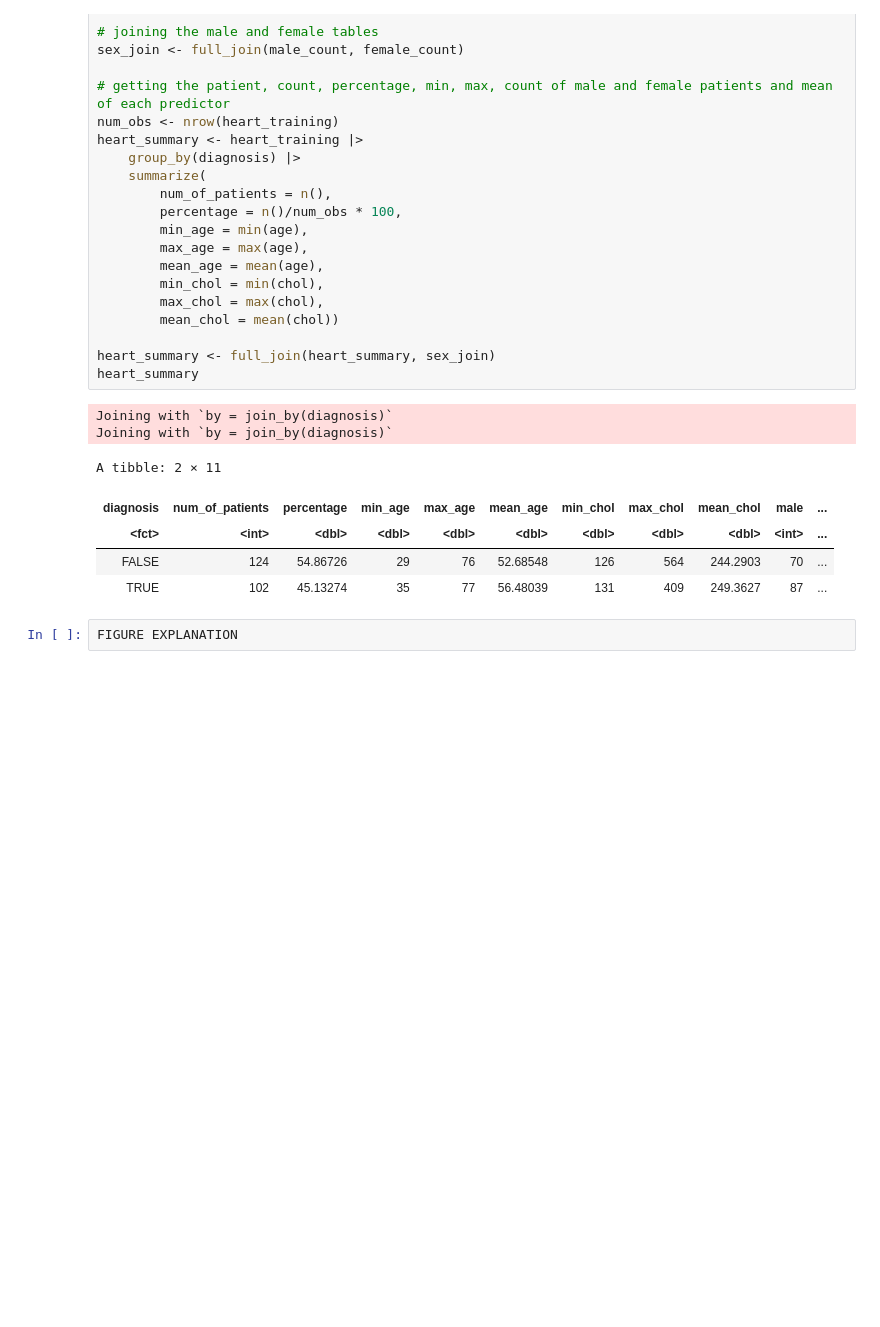
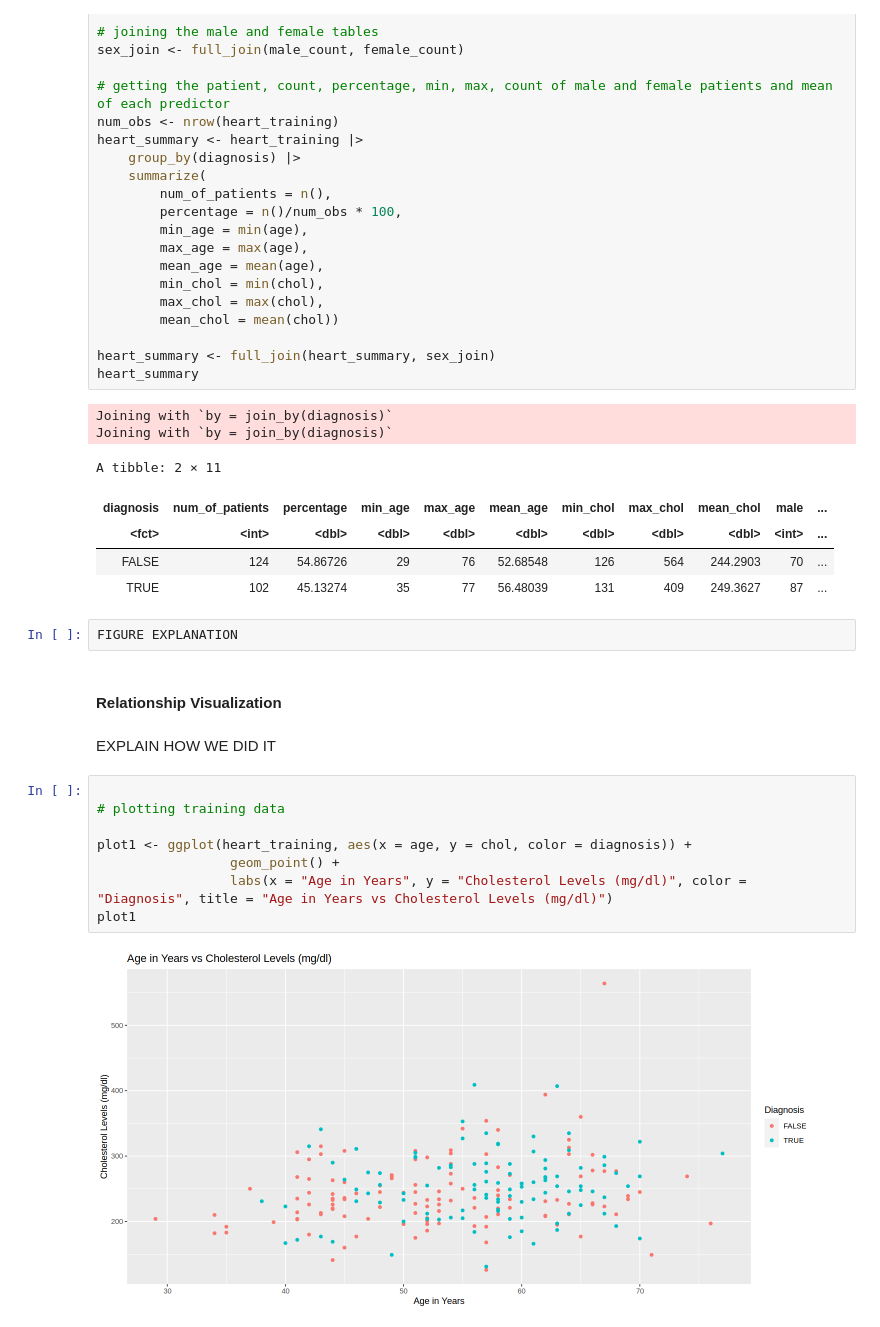
Before and after one commit to bkoschel/heart_disease, a Jupyter notebook: dsci-project.ipynb, the cells around one changed output. Drawn from its saved outputs; the diff is of its cells as text; blank space fills up the shorter version.

```diff
--- a/dsci-project.ipynb
+++ b/dsci-project.ipynb
@@ -207,3 +191,17 @@ A tibble: 2 × 11
 | TRUE | 102 | 45.13274 | 35 | 77 | 56.48039 | 131 | 409 | 249.3627 | 87 | ... |
 # %%
 FIGURE EXPLANATION
+# %% [markdown]
+#### Relationship Visualization
+# %% [markdown]
+EXPLAIN HOW WE DID IT
+# %%
+
+# plotting training data
+
+plot1 <- ggplot(heart_training, aes(x = age, y = chol, color = diagnosis)) +
+                 geom_point() +
+                 labs(x = "Age in Years", y = "Cholesterol Levels (mg/dl)", color = "Diagnosis", title = "Age in Years vs Cholesterol Levels (mg/dl)")
+plot1
+# %% [output]
+[figure, added]
```
Also changed, not shown: parts of 16 cells of this notebook.
